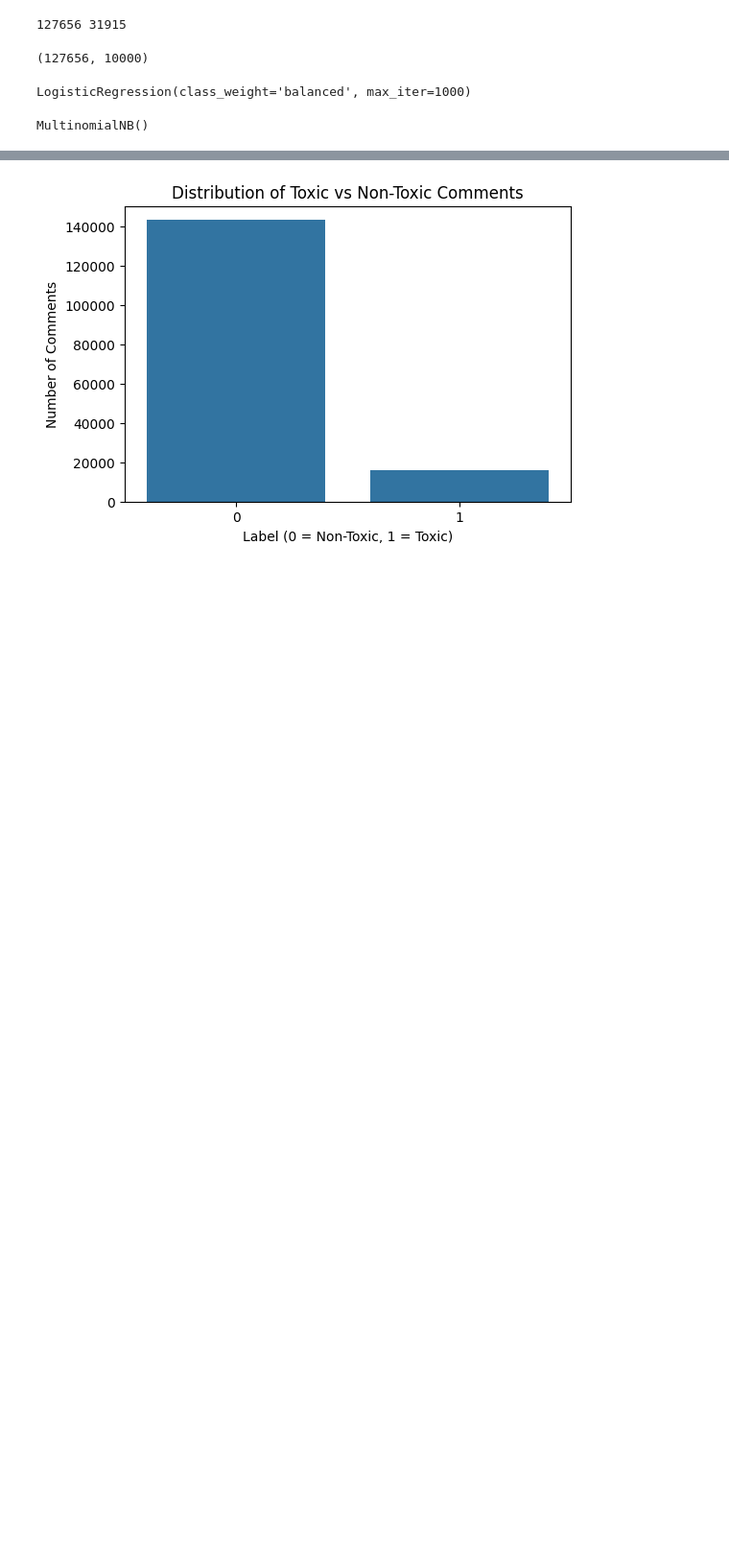
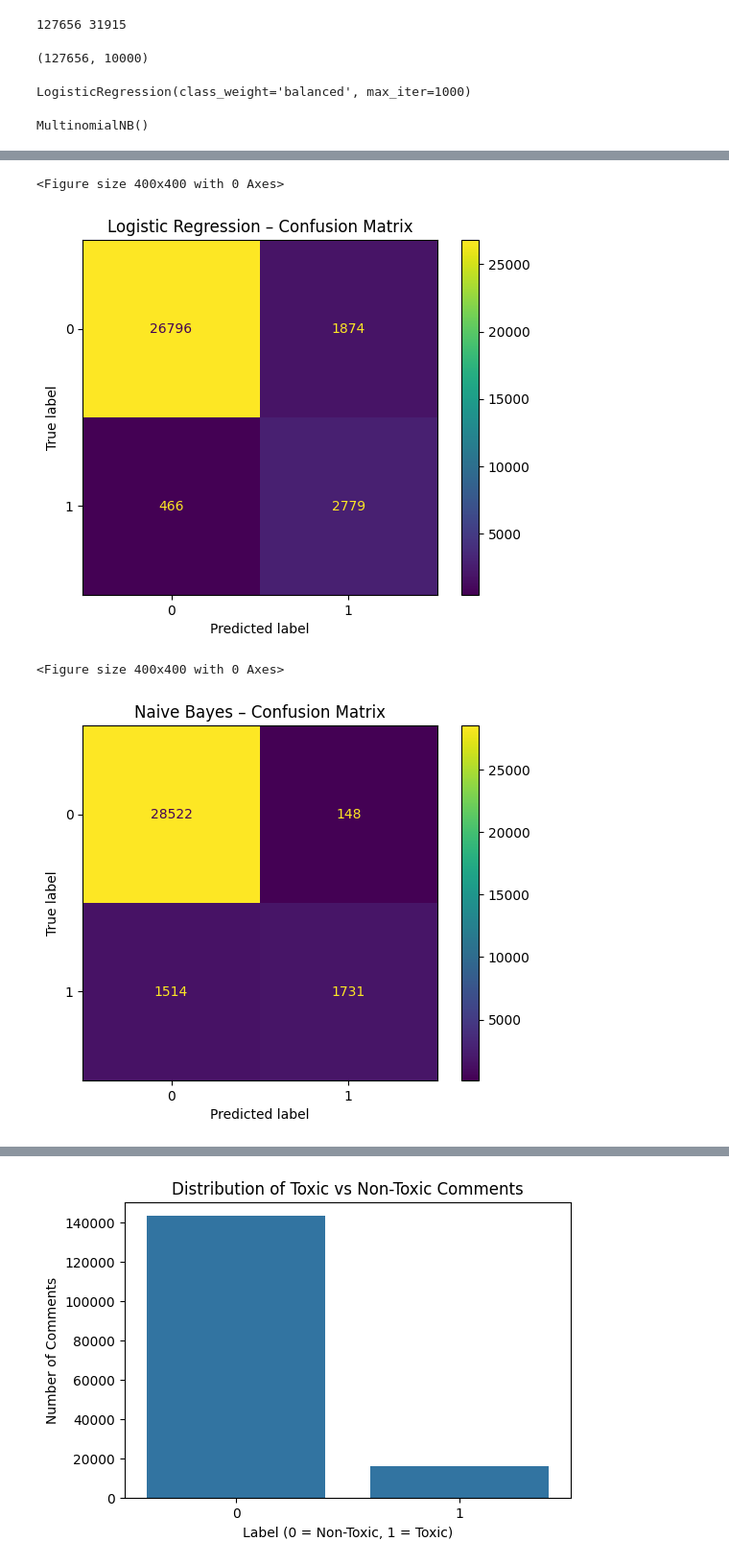
Before and after one commit to jasrulete/toxic-comment-detector, a Jupyter notebook: notebooks/toxic_comment_training.ipynb, the cells around one changed output, grey strips where cells are left out. Shown at 96% size. Saved outputs shown, nothing was run; the diff lists cells and outputs as text; code cells hidden in the pictures; blank space fills up the shorter version.

```diff
--- a/notebooks/toxic_comment_training.ipynb
+++ b/notebooks/toxic_comment_training.ipynb
@@ -180,0 +209,26 @@ from sklearn.feature_extraction.text import TfidfVectorizer
+# %%
+from sklearn.metrics import confusion_matrix, ConfusionMatrixDisplay
+import matplotlib.pyplot as plt
+
+# Confusion matrix for Logistic Regression
+lr_cm = confusion_matrix(y_test, lr_preds)
+disp_lr = ConfusionMatrixDisplay(confusion_matrix=lr_cm, display_labels=[0, 1])
+
+plt.figure(figsize=(4, 4))
+disp_lr.plot(values_format='d')
+plt.title("Logistic Regression – Confusion Matrix")
+plt.show()
+
+# Confusion matrix for Naive Bayes
+nb_cm = confusion_matrix(y_test, nb_preds)
+disp_nb = ConfusionMatrixDisplay(confusion_matrix=nb_cm, display_labels=[0, 1])
+
+plt.figure(figsize=(4, 4))
+disp_nb.plot(values_format='d')
+plt.title("Naive Bayes – Confusion Matrix")
+plt.show()
+# %% [output]
+<Figure size 400x400 with 0 Axes>
+[figure, added]
+<Figure size 400x400 with 0 Axes>
+[figure, added]
```
Also changed, not shown: parts of 10 cells of this notebook, 6 other files.
